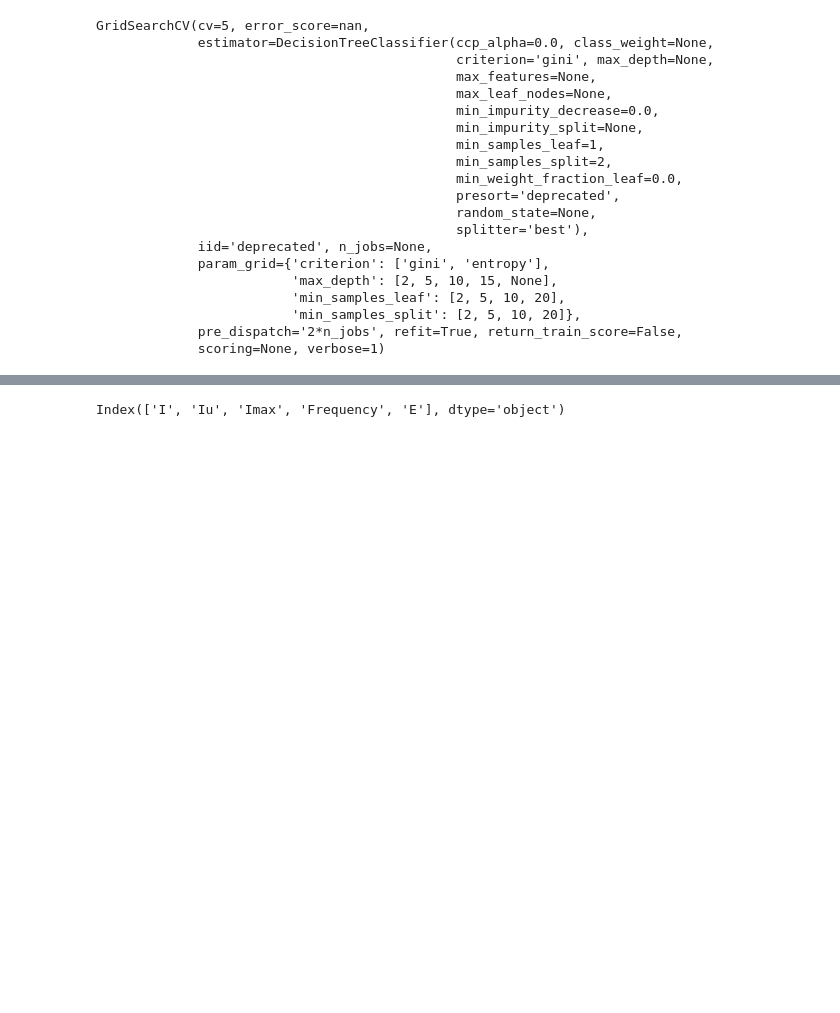
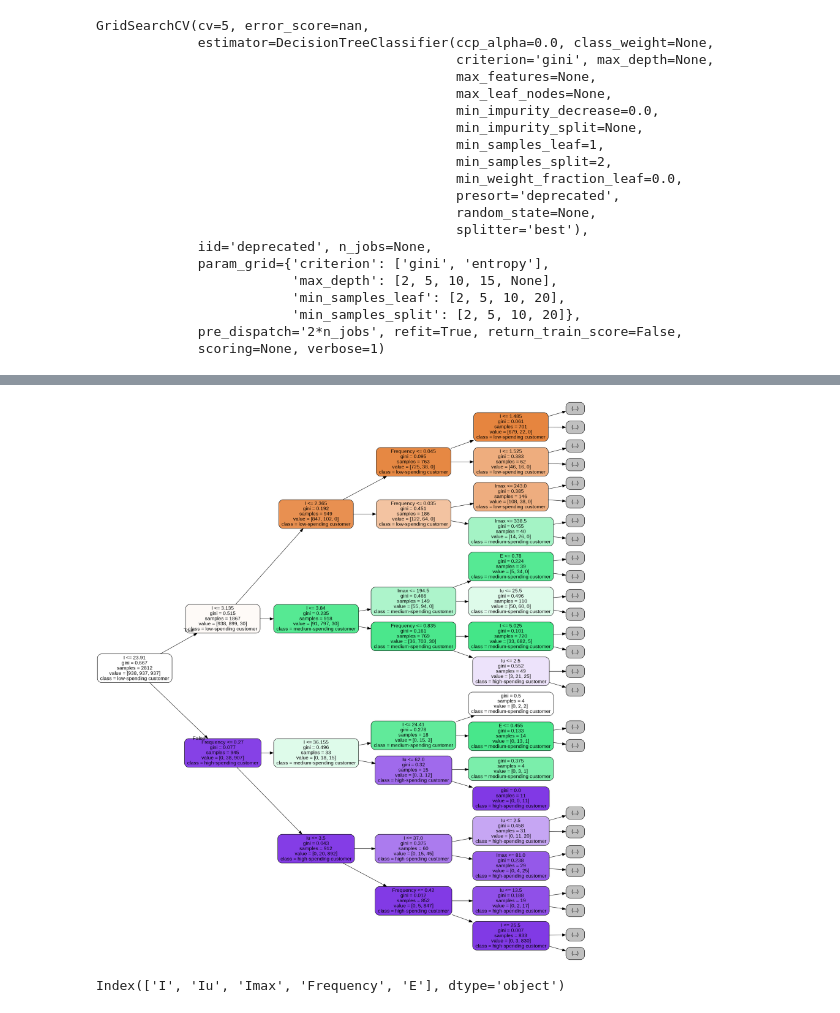
Before and after one commit to lilanpei/Data-Mining-2020-2021-Project-Group24-customer_supermarket, a Jupyter notebook: DM_Group24_TASK3.ipynb, the cells around one changed output, grey strips where cells are left out. Saved outputs shown, nothing was run; the diff lists cells and outputs as text; code cells hidden in the pictures; blank space fills up the shorter version.

```diff
--- a/DM_Group24_TASK3.ipynb
+++ b/DM_Group24_TASK3.ipynb
@@ -309,3 +310,20 @@ Image(graph.create_png())
+# %%
+# visualize the actual decision tree obtained
+import pydotplus
+from IPython.display import Image
+from sklearn.tree import export_graphviz
+dot_data = export_graphviz(grid_search_cv.best_estimator_,
+               out_file=None,
+               max_depth=4,
+               feature_names=list(train_set.columns),
+               class_names=['low-spending customer', 'medium-spending customer', 'high-spending customer'],
+               filled=True,
+               rotate=True,
+               rounded=True)
+graph = pydotplus.graph_from_dot_data(dot_data)
+Image(graph.create_png())
+# %% [output]
+[figure, added]
 # %%
 ct.keys()
 # %% [output]
```
Also changed, not shown: parts of 10 cells of this notebook.
